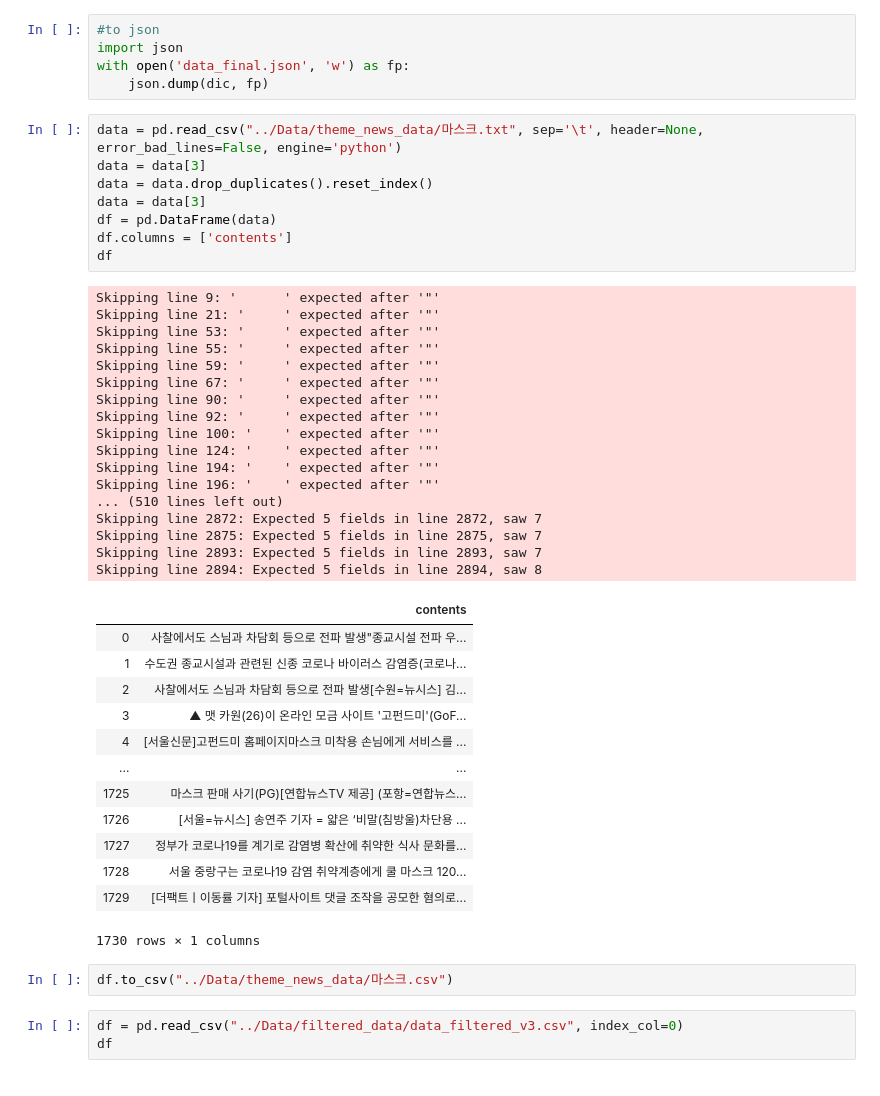
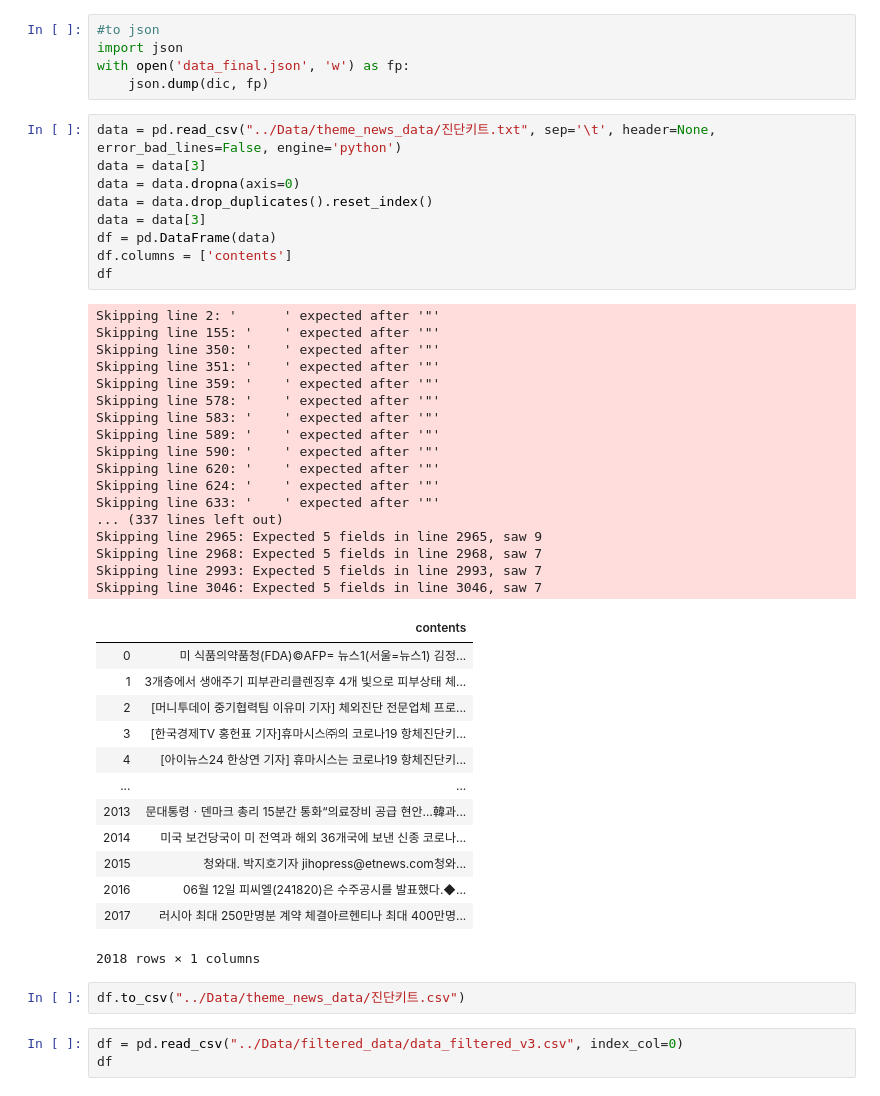
Before and after one commit to sopogen/Project_ThematicInvest, a Jupyter notebook: Data Preprocessor/Extracting_Theme_Final.ipynb, the cells around one changed output. Saved outputs shown, nothing was run; the diff lists cells and outputs as text.

Commit message:
dropna added

```diff
--- a/Data Preprocessor/Extracting_Theme_Final.ipynb
+++ b/Data Preprocessor/Extracting_Theme_Final.ipynb
@@ -287,46 +287,47 @@ import json
 with open('data_final.json', 'w') as fp:
     json.dump(dic, fp)
 # %%
-data = pd.read_csv("../Data/theme_news_data/마스크.txt", sep='\t', header=None, error_bad_lines=False, engine='python')
+data = pd.read_csv("../Data/theme_news_data/진단키트.txt", sep='\t', header=None, error_bad_lines=False, engine='python')
 data = data[3]
+data = data.dropna(axis=0)
 data = data.drop_duplicates().reset_index()
 data = data[3]
 df = pd.DataFrame(data)
 df.columns = ['contents']
 df
 # %% [output]
-Skipping line 9: '      ' expected after '"'
-Skipping line 21: '     ' expected after '"'
-Skipping line 53: '     ' expected after '"'
-Skipping line 55: '     ' expected after '"'
-Skipping line 59: '     ' expected after '"'
-Skipping line 67: '     ' expected after '"'
-Skipping line 90: '     ' expected after '"'
-Skipping line 92: '     ' expected after '"'
-Skipping line 100: '    ' expected after '"'
-Skipping line 124: '    ' expected after '"'
-Skipping line 194: '    ' expected after '"'
-Skipping line 196: '    ' expected after '"'
-... (510 lines left out)
-Skipping line 2872: Expected 5 fields in line 2872, saw 7
-Skipping line 2875: Expected 5 fields in line 2875, saw 7
-Skipping line 2893: Expected 5 fields in line 2893, saw 7
-Skipping line 2894: Expected 5 fields in line 2894, saw 8
+Skipping line 2: '      ' expected after '"'
+Skipping line 155: '    ' expected after '"'
+Skipping line 350: '    ' expected after '"'
+Skipping line 351: '    ' expected after '"'
+Skipping line 359: '    ' expected after '"'
+Skipping line 578: '    ' expected after '"'
+Skipping line 583: '    ' expected after '"'
+Skipping line 589: '    ' expected after '"'
+Skipping line 590: '    ' expected after '"'
+Skipping line 620: '    ' expected after '"'
+Skipping line 624: '    ' expected after '"'
+Skipping line 633: '    ' expected after '"'
+... (337 lines left out)
+Skipping line 2965: Expected 5 fields in line 2965, saw 9
+Skipping line 2968: Expected 5 fields in line 2968, saw 7
+Skipping line 2993: Expected 5 fields in line 2993, saw 7
+Skipping line 3046: Expected 5 fields in line 3046, saw 7
 |  | contents |
-| 0 | 사찰에서도 스님과 차담회 등으로 전파 발생"종교시설 전파 우... |
-| 1 | 수도권 종교시설과 관련된 신종 코로나 바이러스 감염증(코로나... |
-| 2 | 사찰에서도 스님과 차담회 등으로 전파 발생[수원=뉴시스] 김... |
-| 3 | ▲ 맷 카원(26)이 온라인 모금 사이트 '고펀드미'(GoF... |
-| 4 | [서울신문]고펀드미 홈페이지마스크 미착용 손님에게 서비스를 ... |
+| 0 | 미 식품의약품청(FDA)©AFP= 뉴스1(서울=뉴스1) 김정... |
+| 1 | 3개층에서 생애주기 피부관리클렌징후 4개 빛으로 피부상태 체... |
+| 2 | [머니투데이 중기협력팀 이유미 기자] 체외진단 전문업체 프로... |
+| 3 | [한국경제TV 홍헌표 기자]휴마시스㈜의 코로나19 항체진단키... |
+| 4 | [아이뉴스24 한상연 기자] 휴마시스는 코로나19 항체진단키... |
 | ... | ... |
-| 1725 | 마스크 판매 사기(PG)[연합뉴스TV 제공] (포항=연합뉴스... |
-| 1726 | [서울=뉴시스] 송연주 기자 = 얇은 ‘비말(침방울)차단용 ... |
-| 1727 | 정부가 코로나19를 계기로 감염병 확산에 취약한 식사 문화를... |
-| 1728 | 서울 중랑구는 코로나19 감염 취약계층에게 쿨 마스크 120... |
-| 1729 | [더팩트ㅣ이동률 기자] 포털사이트 댓글 조작을 공모한 혐의로... |
+| 2013 | 문대통령ㆍ덴마크 총리 15분간 통화“의료장비 공급 현안…韓과... |
+| 2014 | 미국 보건당국이 미 전역과 해외 36개국에 보낸 신종 코로나... |
+| 2015 | 청와대. 박지호기자 jihopress@etnews.com청와... |
+| 2016 | 06월 12일 피씨엘(241820)은 수주공시를 발표했다.◆... |
+| 2017 | 러시아 최대 250만명분 계약 체결아르헨티나 최대 400만명... |
-1730 rows × 1 columns
+2018 rows × 1 columns
 # %%
-df.to_csv("../Data/theme_news_data/마스크.csv")
+df.to_csv("../Data/theme_news_data/진단키트.csv")
 # %%
 df = pd.read_csv("../Data/filtered_data/data_filtered_v3.csv", index_col=0)
 df
```
Also changed, not shown: 7 other files.
